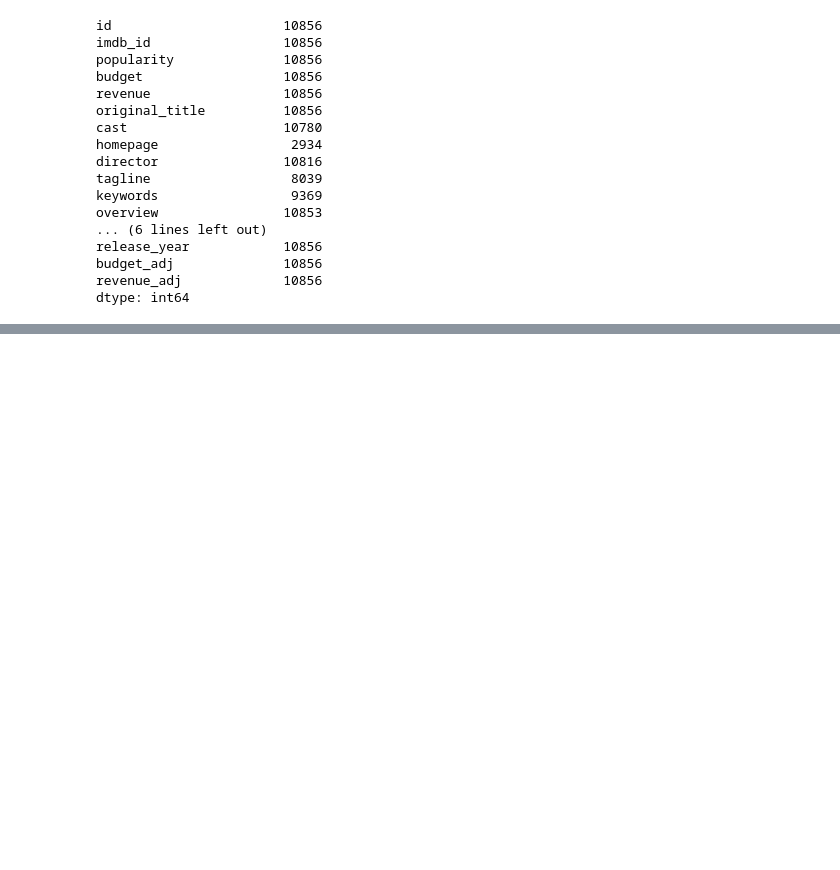
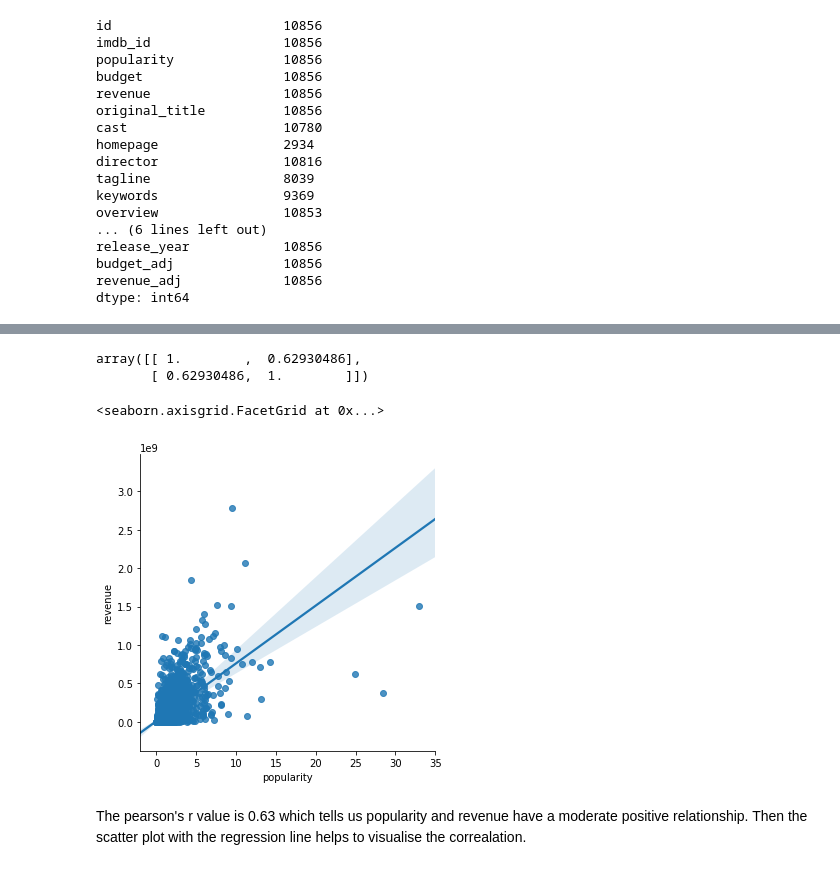
Before and after one commit to arielma/tmdb-movies-dataset-analysis, a Jupyter notebook: Xiaohang_Ma TMDB Movie Data Analysis.ipynb, the cells around one changed output, grey strips where cells are left out. Drawn from its saved outputs; the diff is of its cells as text; code cells hidden in the pictures; blank space fills up the shorter version.

```diff
--- a/Xiaohang_Ma TMDB Movie Data Analysis.ipynb
+++ b/Xiaohang_Ma TMDB Movie Data Analysis.ipynb
@@ -55,18 +52,25 @@ These DataFrame instances will be used in <a href="#eda">Exploratory Data Analys
 #   http://ipython.readthedocs.io/en/stable/interactive/magics.html
 import pandas as pd
 pd.options.display.max_columns = None
+pd.set_option('display.max_colwidth', -1)
+
+# # Defining format of float number:
+pd.set_option('display.float_format', lambda x: '%.3f' % x)
 
 import numpy as np
 np.set_printoptions(threshold=np.nan)
 
-import matplotlib as mp
+import matplotlib.pyplot as plt
+plt.rcParams['figure.figsize'] = (10,10)
+%matplotlib inline
+
+import seaborn as sns
+
 import unicodecsv
 
 ### to make sure all outputs will be displayed rather than only the output for the last expression.
 from IPython.core.interactiveshell import InteractiveShell
 InteractiveShell.ast_node_interactivity = "all"
-
-%matplotlib inline
 # %% [markdown]
 <a id='wrangling'></a>
 ## Data Wrangling
@@ -373,0 +265,21 @@ Each dataset contains a subset of columns of the original dataset. I will use th
+# %%
+
+#3. Creating a new dataset movies_df_revenue from movies_df_imdb_id_cleaned where rows that revenue field is zero.
+#   This new dataset will be used for analysing the correlation between revenue and actor.
+#   Columns in the dataset are: imdb_id, revenue.
+
+
+movies_df_revenue = return_cleaned_data_for_num_column('revenue', 0)
+movies_df_revenue.reset_index()
+
+# Now I will add release year column to the current revenue table:
+movies_df_revenue = table_merge(movies_df_revenue, \
+                                ['imdb_id', 'original_title', 'revenue'], \
+                                movies_df_imdb_id_cleaned, ['imdb_id', 'release_year'], \
+                                'imdb_id', \
+                                'inner')
+
+# Also shows the statistics of revenue column and store these as variables for later use.
+movies_average_revenue = movies_df_revenue['revenue'].mean()
+movies_revenue_std = movies_df_revenue['revenue'].std(ddof=0) # considering as population
+movies_revenue_median = movies_df_revenue['revenue'].median()
@@ -373,0 +697,15 @@ Each dataset contains a subset of columns of the original dataset. I will use th
+# %%
+#
+movies_revenue_pop = table_merge(movies_df_revenue, ['imdb_id','original_title', 'revenue'], movies_df_pop, ['imdb_id', 'popularity'], 'imdb_id', 'inner')
+# movies_actor_revenue_pop.plot(kind='line')
+
+corr = np.corrcoef(movies_revenue_pop['revenue'], movies_revenue_pop['popularity'])
+corr
+sns.lmplot(x='popularity',y='revenue',data=movies_revenue_pop,fit_reg=True)
+# %% [output]
+array([[ 1.        ,  0.62930486],
+       [ 0.62930486,  1.        ]])
+<seaborn.axisgrid.FacetGrid at 0x...>
+[figure, added]
+# %% [markdown]
+The pearson's r value is 0.63 which tells us popularity and revenue have a moderate positive relationship. Then the scatter plot with the regression line helps to visualise the correalation.
```
Also changed, not shown: parts of 57 cells of this notebook, 1 other file.
